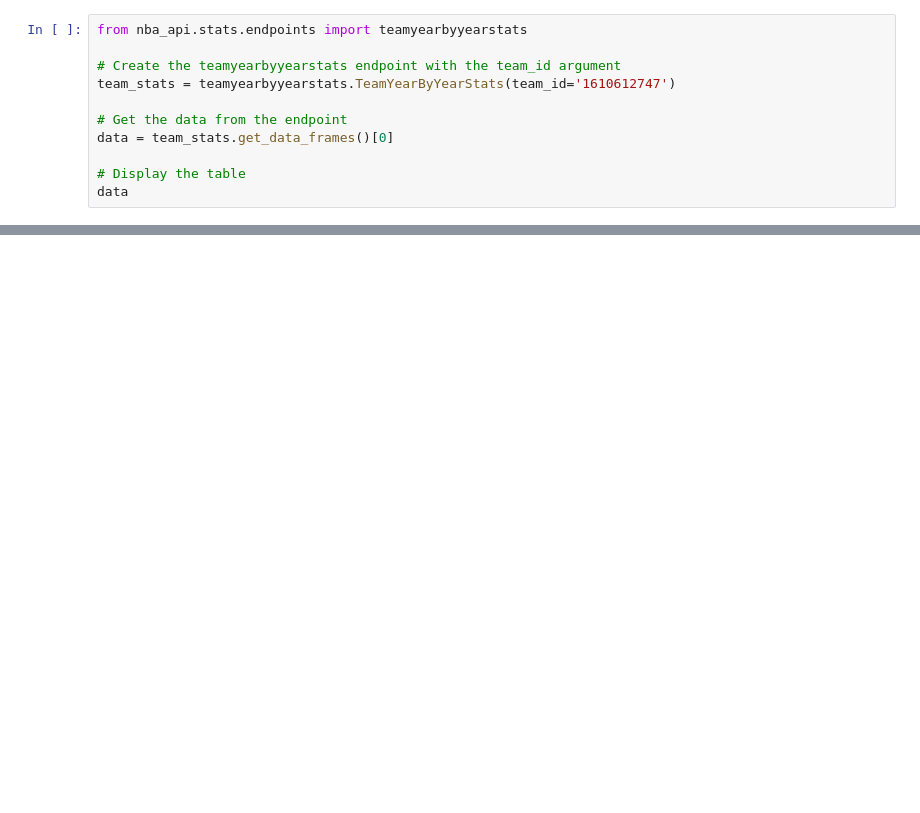
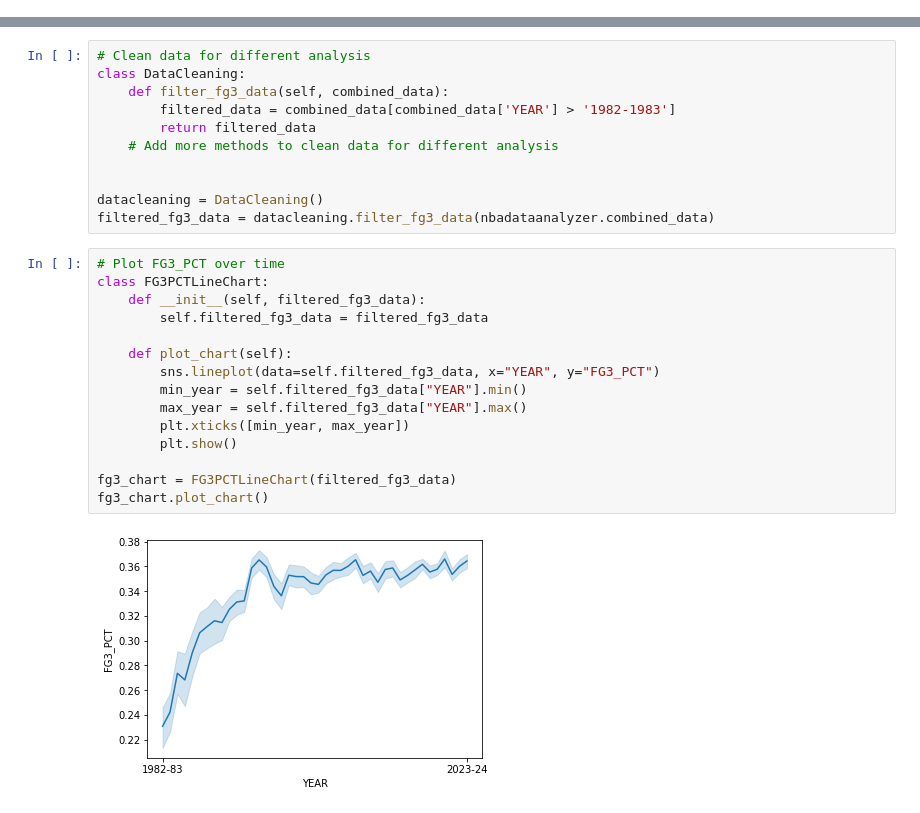
Before and after one commit to malcolmjconnor/nba-league-analysis, a Jupyter notebook: notebooks/nba.ipynb, the cells around one changed output, grey strips where cells are left out. Drawn from its saved outputs; the diff is of its cells as text; blank space fills up the shorter version.

```diff
--- a/notebooks/nba.ipynb
+++ b/notebooks/nba.ipynb
@@ -35,11 +9,0 @@ team_df
-# %%
-from nba_api.stats.endpoints import teamyearbyyearstats
-
-# Create the teamyearbyyearstats endpoint with the team_id argument
-team_stats = teamyearbyyearstats.TeamYearByYearStats(team_id='1610612747')
-
-# Get the data from the endpoint
-data = team_stats.get_data_frames()[0]
-
-# Display the table
-data
@@ -59,0 +63,28 @@ data
+# %%
+# Clean data for different analysis
+class DataCleaning:
+    def filter_fg3_data(self, combined_data):
+        filtered_data = combined_data[combined_data['YEAR'] > '1982-1983']
+        return filtered_data
+    # Add more methods to clean data for different analysis
+
+
+datacleaning = DataCleaning()
+filtered_fg3_data = datacleaning.filter_fg3_data(nbadataanalyzer.combined_data)
+# %%
+# Plot FG3_PCT over time
+class FG3PCTLineChart:
+    def __init__(self, filtered_fg3_data):
+        self.filtered_fg3_data = filtered_fg3_data
+
+    def plot_chart(self):
+        sns.lineplot(data=self.filtered_fg3_data, x="YEAR", y="FG3_PCT")
+        min_year = self.filtered_fg3_data["YEAR"].min()
+        max_year = self.filtered_fg3_data["YEAR"].max()
+        plt.xticks([min_year, max_year])
+        plt.show()
+
+fg3_chart = FG3PCTLineChart(filtered_fg3_data)
+fg3_chart.plot_chart()
+# %% [output]
+[figure, added]
```
Also changed, not shown: parts of 6 cells of this notebook.
